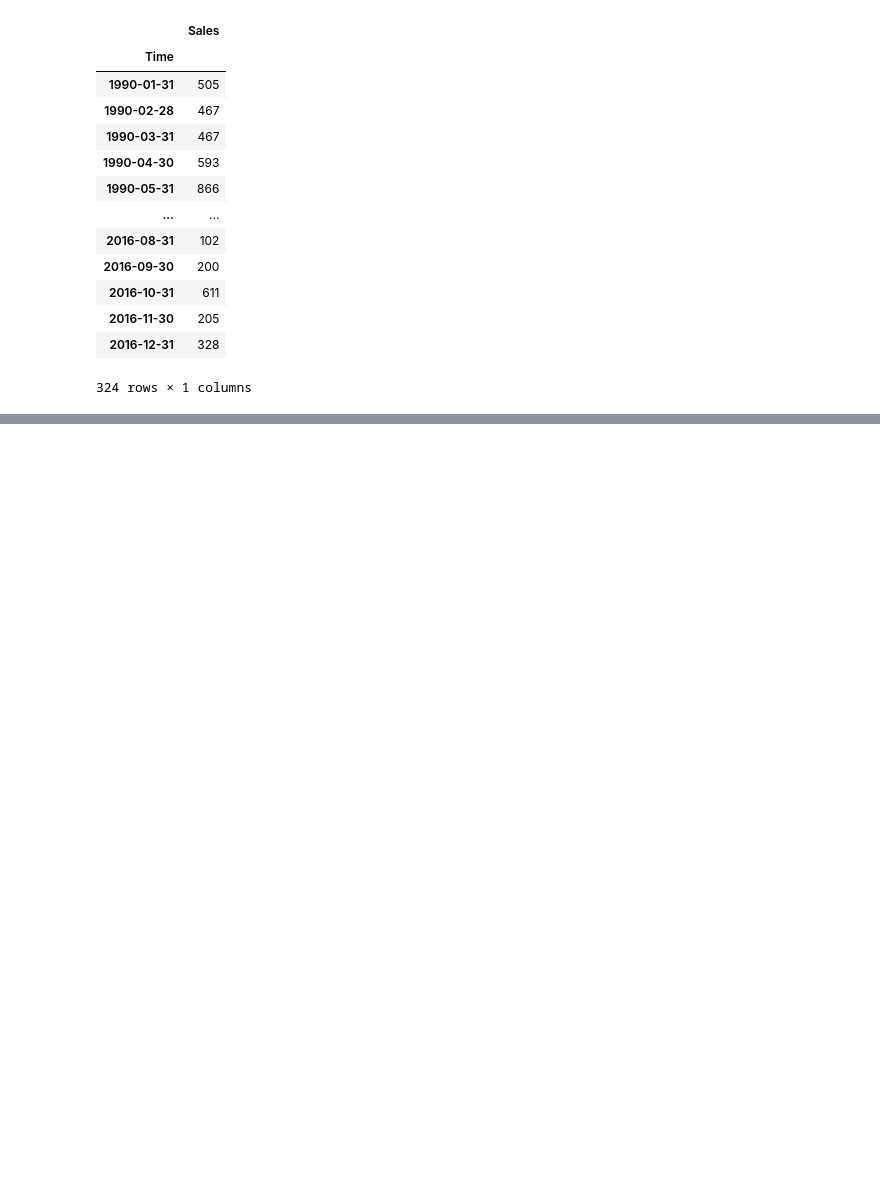
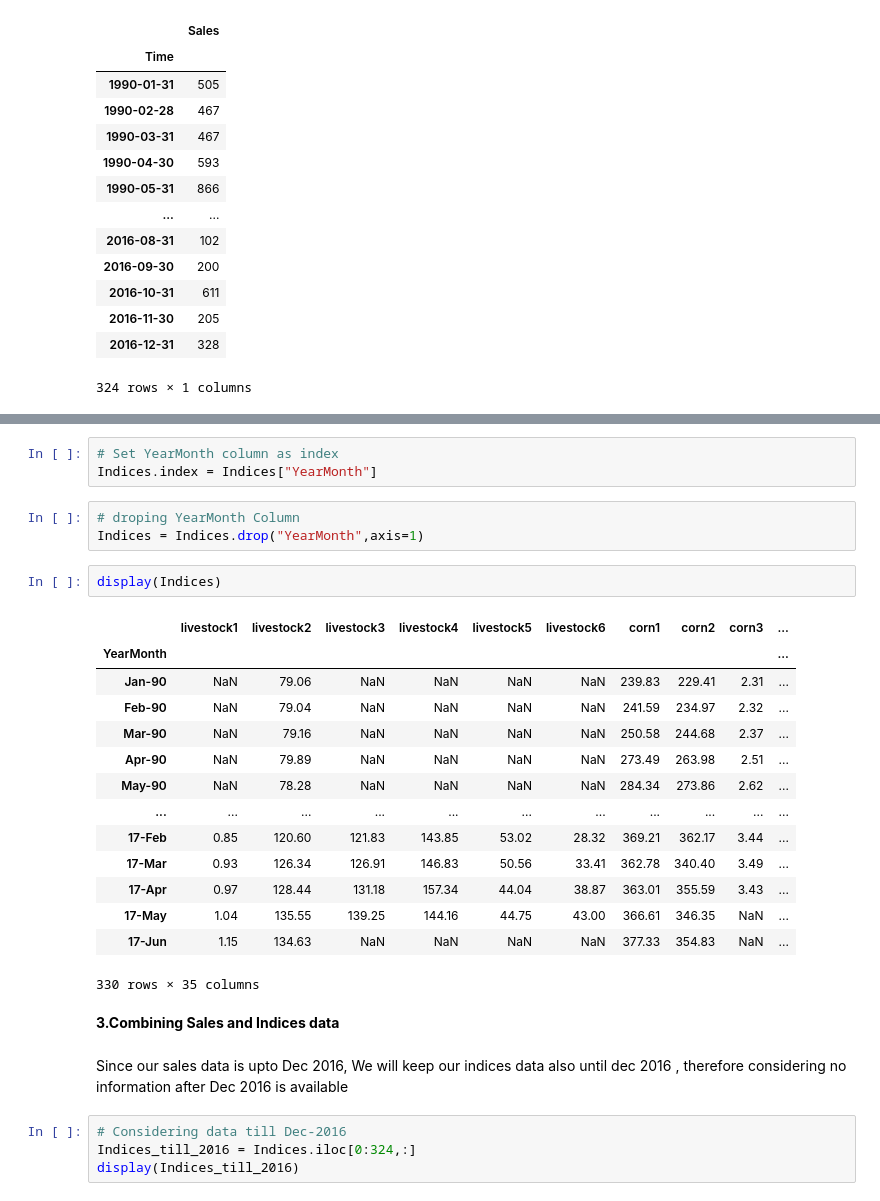
Before and after one commit to ankitaggarwal64/Time-Series-Sales-Forecasting-for-Agricultural-Equipments, a Jupyter notebook: Project Overview and Data Ingestion.ipynb, the cells around one changed output, grey strips where cells are left out. Saved outputs shown, nothing was run; the diff lists cells and outputs as text; blank space fills up the shorter version.

```diff
--- a/Project Overview and Data Ingestion.ipynb
+++ b/Project Overview and Data Ingestion.ipynb
@@ -218,0 +277,31 @@ Sales_ts
+# %%
+# Set YearMonth column as index
+Indices.index = Indices["YearMonth"]
+# %%
+# droping YearMonth Column
+Indices = Indices.drop("YearMonth",axis=1)
+# %%
+display(Indices)
+# %% [output]
+|  | livestock1 | livestock2 | livestock3 | livestock4 | livestock5 | livestock6 | corn1 | corn2 | corn3 | ... |
+| YearMonth |  |  |  |  |  |  |  |  |  | ... |
+| Jan-90 | NaN | 79.06 | NaN | NaN | NaN | NaN | 239.83 | 229.41 | 2.31 | ... |
+| Feb-90 | NaN | 79.04 | NaN | NaN | NaN | NaN | 241.59 | 234.97 | 2.32 | ... |
+| Mar-90 | NaN | 79.16 | NaN | NaN | NaN | NaN | 250.58 | 244.68 | 2.37 | ... |
+| Apr-90 | NaN | 79.89 | NaN | NaN | NaN | NaN | 273.49 | 263.98 | 2.51 | ... |
+| May-90 | NaN | 78.28 | NaN | NaN | NaN | NaN | 284.34 | 273.86 | 2.62 | ... |
+| ... | ... | ... | ... | ... | ... | ... | ... | ... | ... | ... |
+| 17-Feb | 0.85 | 120.60 | 121.83 | 143.85 | 53.02 | 28.32 | 369.21 | 362.17 | 3.44 | ... |
+| 17-Mar | 0.93 | 126.34 | 126.91 | 146.83 | 50.56 | 33.41 | 362.78 | 340.40 | 3.49 | ... |
+| 17-Apr | 0.97 | 128.44 | 131.18 | 157.34 | 44.04 | 38.87 | 363.01 | 355.59 | 3.43 | ... |
+| 17-May | 1.04 | 135.55 | 139.25 | 144.16 | 44.75 | 43.00 | 366.61 | 346.35 | NaN | ... |
+| 17-Jun | 1.15 | 134.63 | NaN | NaN | NaN | NaN | 377.33 | 354.83 | NaN | ... |
+330 rows × 35 columns
+# %% [markdown]
+**3.Combining Sales and Indices data**
+# %% [markdown]
+Since our sales data is upto Dec 2016, We will keep our indices data also until dec 2016 , therefore considering no information after Dec 2016 is available
+# %%
+# Considering data till Dec-2016
+Indices_till_2016 = Indices.iloc[0:324,:]
+display(Indices_till_2016)
```
Also changed, not shown: parts of 11 cells of this notebook.
